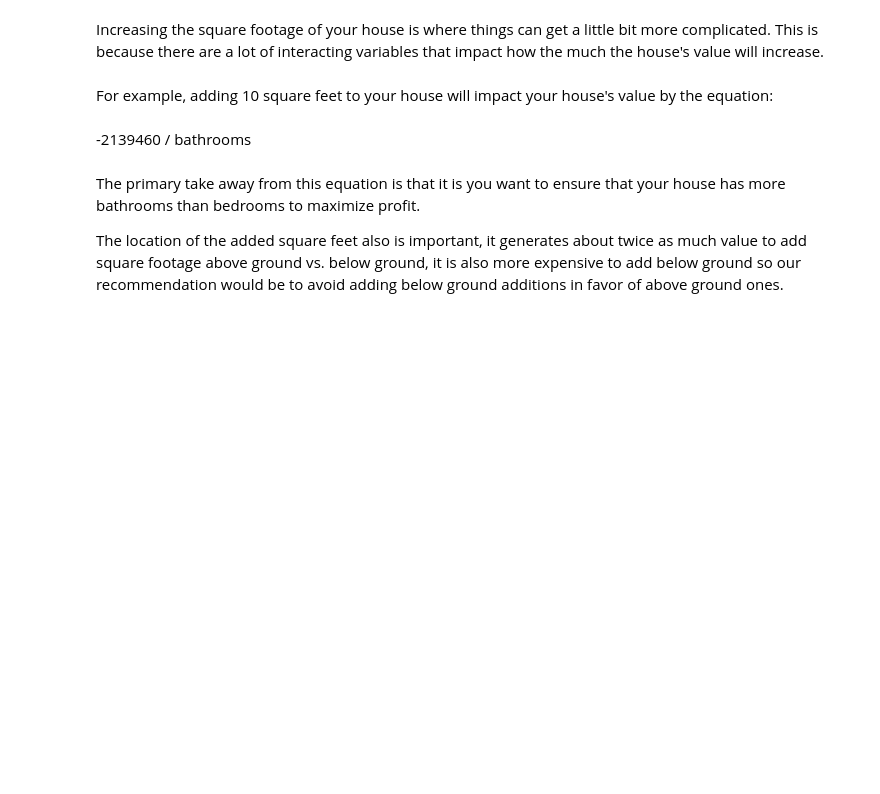
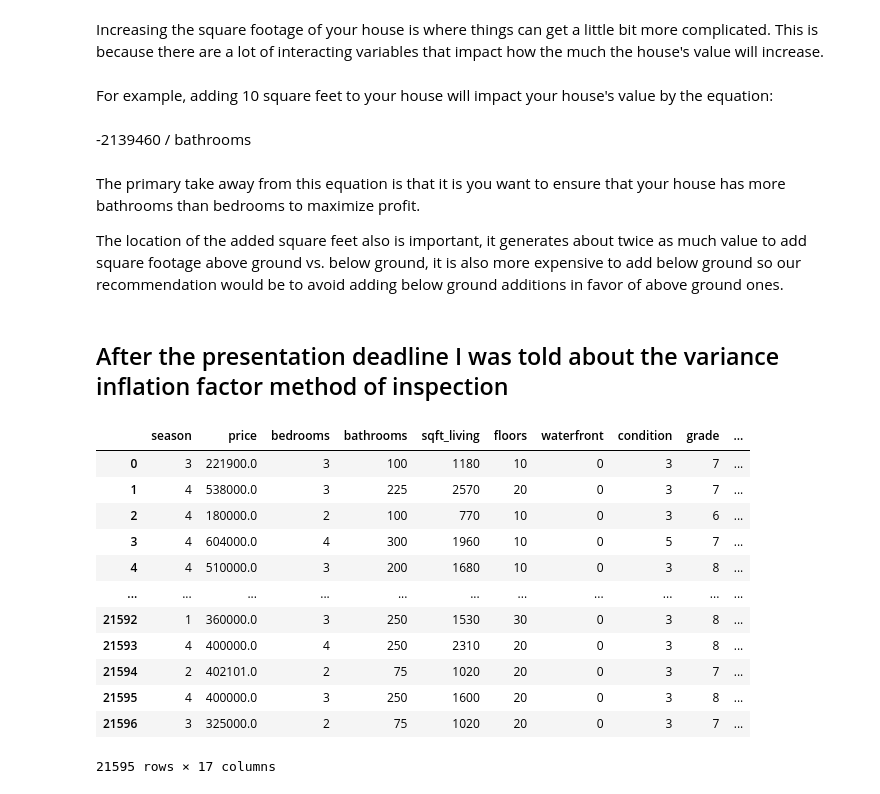
Before and after one commit to Joshua-Hill-Science/linear_regression_project, a Jupyter notebook: notebooks/exploratory/Jerry/Tom Petty's Masterclass; Base Jumping (Finished Product).ipynb, the cells around one changed output. Drawn from its saved outputs; the diff is of its cells as text; code cells hidden in the pictures; blank space fills up the shorter version.

```diff
--- a/notebooks/exploratory/Jerry/Tom Petty's Masterclass; Base Jumping (Finished Product).ipynb
+++ b/notebooks/exploratory/Jerry/Tom Petty's Masterclass; Base Jumping (Finished Product).ipynb
@@ -380,4 +425,6 @@ For example, adding 10 square feet to your house will impact your house's value
 The primary take away from this equation is that it is you want to ensure that your house has more bathrooms than bedrooms to maximize profit.
 
 The location of the added square feet also is important, it generates about twice as much value to add square footage above ground vs. below ground, it is also more expensive to add below ground so our recommendation would be to avoid adding below ground additions in favor of above ground ones.
+# %% [markdown]
+## After the presentation deadline I was told about the variance inflation factor method of inspection
 # %%
@@ -389,0 +438,16 @@ vif_df
+# %%
+df
+# %% [output]
+|  | season | price | bedrooms | bathrooms | sqft_living | floors | waterfront | condition | grade | ... |
+| 0 | 3 | 221900.0 | 3 | 100 | 1180 | 10 | 0 | 3 | 7 | ... |
+| 1 | 4 | 538000.0 | 3 | 225 | 2570 | 20 | 0 | 3 | 7 | ... |
+| 2 | 4 | 180000.0 | 2 | 100 | 770 | 10 | 0 | 3 | 6 | ... |
+| 3 | 4 | 604000.0 | 4 | 300 | 1960 | 10 | 0 | 5 | 7 | ... |
+| 4 | 4 | 510000.0 | 3 | 200 | 1680 | 10 | 0 | 3 | 8 | ... |
+| ... | ... | ... | ... | ... | ... | ... | ... | ... | ... | ... |
+| 21592 | 1 | 360000.0 | 3 | 250 | 1530 | 30 | 0 | 3 | 8 | ... |
+| 21593 | 4 | 400000.0 | 4 | 250 | 2310 | 20 | 0 | 3 | 8 | ... |
+| 21594 | 2 | 402101.0 | 2 | 75 | 1020 | 20 | 0 | 3 | 7 | ... |
+| 21595 | 4 | 400000.0 | 3 | 250 | 1600 | 20 | 0 | 3 | 8 | ... |
+| 21596 | 3 | 325000.0 | 2 | 75 | 1020 | 20 | 0 | 3 | 7 | ... |
+21595 rows × 17 columns
```
Also changed, not shown: parts of 17 cells of this notebook.
